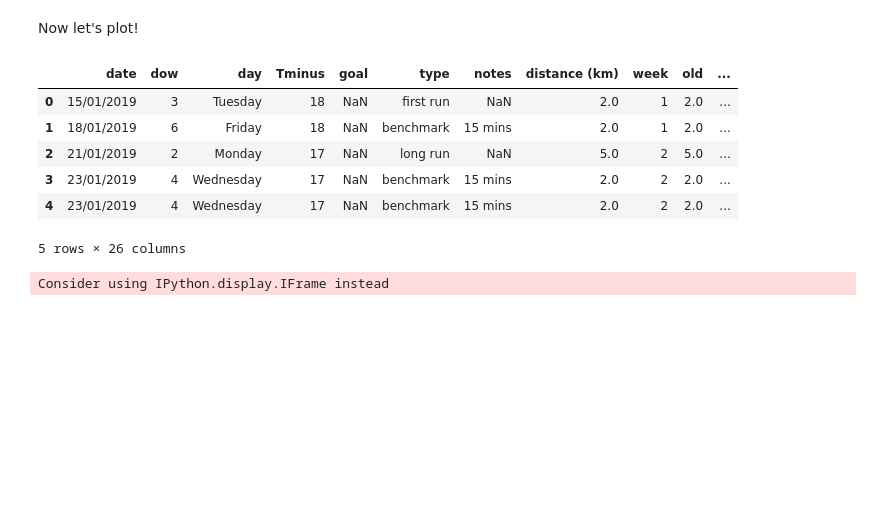
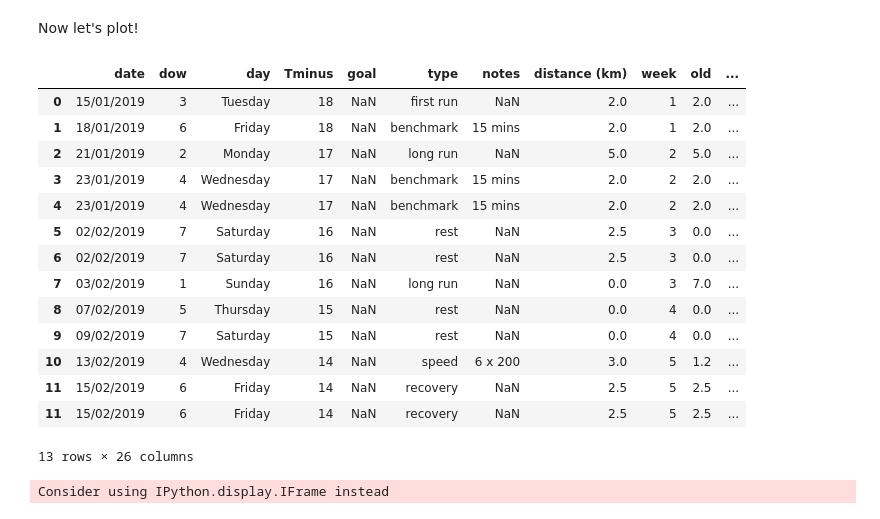
Before and after one commit to KatrionaGoldmann/Fitbit-Progress, a Jupyter notebook: 2_exercise_progress.ipynb, the cells around one changed output. Drawn from its saved outputs; the diff is of its cells as text; code cells hidden in the pictures; blank space fills up the shorter version.

```diff
--- a/2_exercise_progress.ipynb
+++ b/2_exercise_progress.ipynb
@@ -116,18 +116,26 @@ Now let's plot!
 # %%
 temp = combine.iloc[[-1]]
 temp['date_stamp'].values[-1] =  pd.Timestamp(datetime.datetime.today().date())
 
 combine = combine.append(temp, ignore_index=False, verify_integrity=False, sort=None)
 
-combine.head()
+combine
 # %% [output]
 |  | date | dow | day | Tminus | goal | type | notes | distance (km) | week | old | ... |
 | 0 | 15/01/2019 | 3 | Tuesday | 18 | NaN | first run | NaN | 2.0 | 1 | 2.0 | ... |
 | 1 | 18/01/2019 | 6 | Friday | 18 | NaN | benchmark | 15 mins | 2.0 | 1 | 2.0 | ... |
 | 2 | 21/01/2019 | 2 | Monday | 17 | NaN | long run | NaN | 5.0 | 2 | 5.0 | ... |
 | 3 | 23/01/2019 | 4 | Wednesday | 17 | NaN | benchmark | 15 mins | 2.0 | 2 | 2.0 | ... |
 | 4 | 23/01/2019 | 4 | Wednesday | 17 | NaN | benchmark | 15 mins | 2.0 | 2 | 2.0 | ... |
+| 5 | 02/02/2019 | 7 | Saturday | 16 | NaN | rest | NaN | 2.5 | 3 | 0.0 | ... |
+| 6 | 02/02/2019 | 7 | Saturday | 16 | NaN | rest | NaN | 2.5 | 3 | 0.0 | ... |
+| 7 | 03/02/2019 | 1 | Sunday | 16 | NaN | long run | NaN | 0.0 | 3 | 7.0 | ... |
+| 8 | 07/02/2019 | 5 | Thursday | 15 | NaN | rest | NaN | 0.0 | 4 | 0.0 | ... |
+| 9 | 09/02/2019 | 7 | Saturday | 15 | NaN | rest | NaN | 0.0 | 4 | 0.0 | ... |
+| 10 | 13/02/2019 | 4 | Wednesday | 14 | NaN | speed | 6 x 200 | 3.0 | 5 | 1.2 | ... |
+| 11 | 15/02/2019 | 6 | Friday | 14 | NaN | recovery | NaN | 2.5 | 5 | 2.5 | ... |
+| 11 | 15/02/2019 | 6 | Friday | 14 | NaN | recovery | NaN | 2.5 | 5 | 2.5 | ... |
-5 rows × 26 columns
+13 rows × 26 columns
 # %%
 # Plot the plan
 plan_trace = go.Scatter(x = plan['date_stamp'], y = plan['total_dist'],
```
Also changed, not shown: 2 other files.
